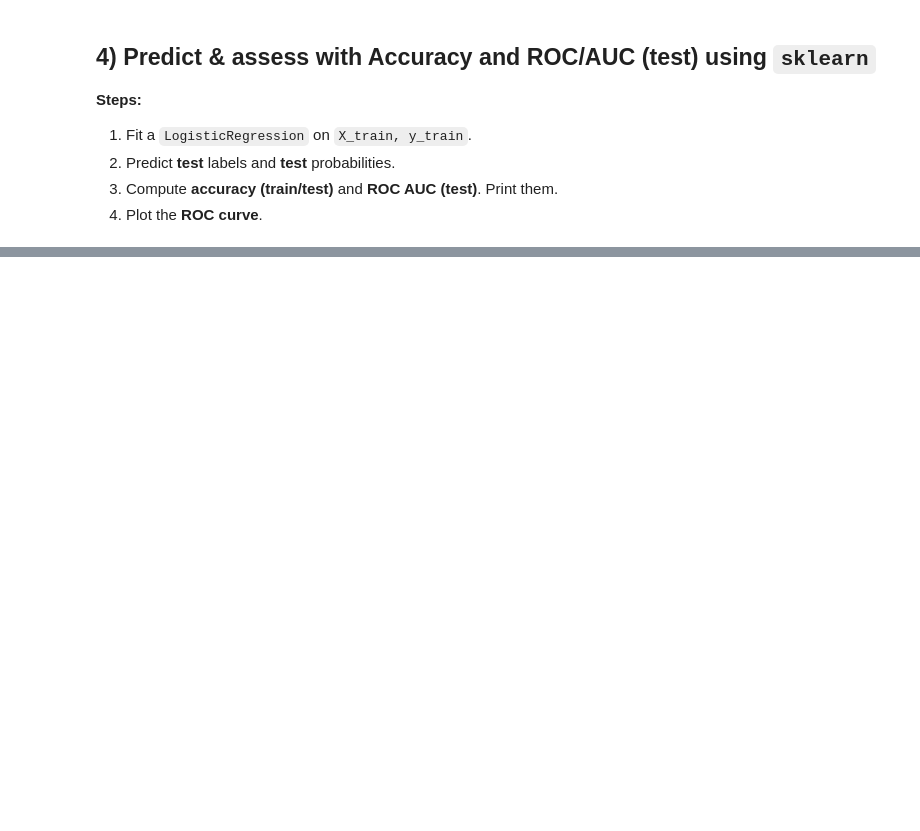
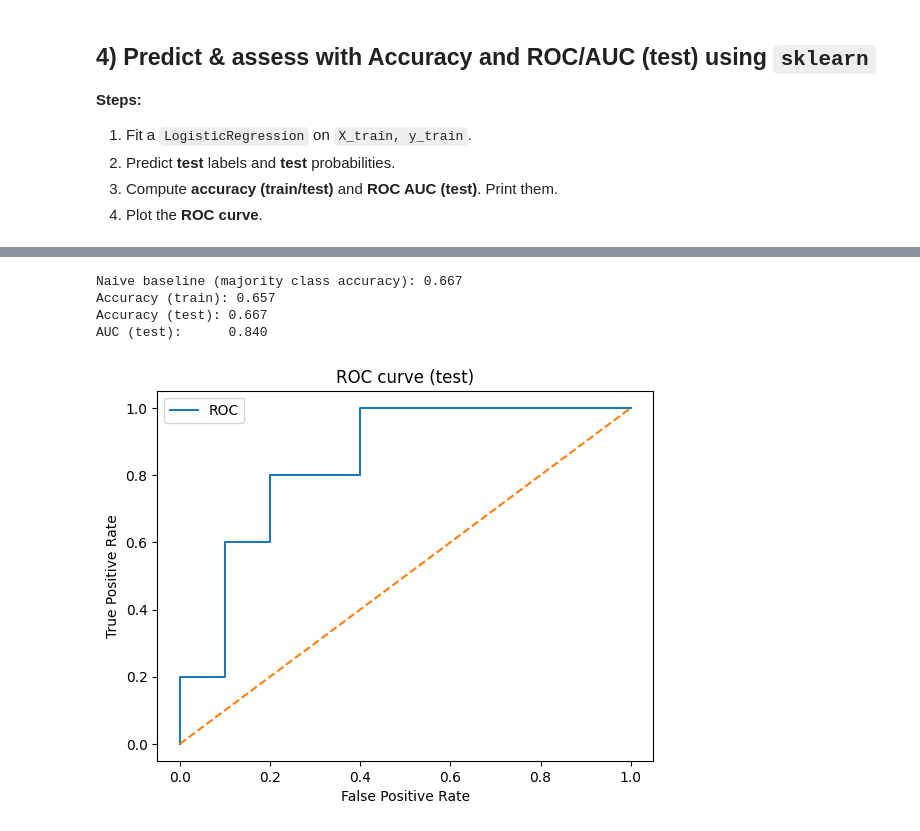
Before and after one commit to nisharonn/US-Economic-Recovery-Post-COVID-19, a Jupyter notebook: MLR1.ipynb, the cells around one changed output, grey strips where cells are left out. Drawn from its saved outputs; the diff is of its cells as text; code cells hidden in the pictures; blank space fills up the shorter version.

Commit message:
[change # of predictors variant]: clarified all predictors and 2 predictors sections

```diff
--- a/MLR1.ipynb
+++ b/MLR1.ipynb
@@ -233,0 +232,4 @@ AUC (test):      0.630
+# %%
+predictors = ['vaccine_rate', 'fullvaccine_rate']
+data = df_jan.dropna(subset=['emp_recovered'] + predictors).copy()
+data.shape
@@ -233,0 +238,11 @@ AUC (test):      0.630
+# %%
+train_df, test_df = train_test_split(data, test_size=0.3, train_size=0.7, stratify=data['emp_recovered'])
+
+# targets
+y_train = train_df['emp_recovered'].astype(int)
+y_test = test_df['emp_recovered'].astype(int)
+
+# standardize predictors
+scaler = StandardScaler().fit(train_df[predictors])
+X_train = pd.DataFrame(scaler.transform(train_df[predictors]), columns=predictors, index=train_df.index)
+X_test  = pd.DataFrame(scaler.transform(test_df[predictors]), columns=predictors, index=test_df.index)
@@ -233,0 +273,32 @@ AUC (test):      0.630
+# %%
+sk_log = LogisticRegression(max_iter=1000).fit(X_train, y_train)
+
+yhat_tr = sk_log.predict(X_train) # (predict using train X)
+yhat_te = sk_log.predict(X_test) # (predict using test X)
+proba_te = sk_log.predict_proba(X_test)[:, 1] # predict status = 1 probabilities
+
+baseline_rate = y_test.value_counts(normalize=True).max() # baseline rate for majority class accuracy
+acc_tr = accuracy_score(y_train, yhat_tr) # (train accuracy)
+acc_te = accuracy_score(y_test, yhat_te) # (test accuracy)
+auc_te = roc_auc_score(y_test, proba_te) # (roc auc test score)
+
+print("Naive baseline (majority class accuracy):", round(baseline_rate, 3))
+print(f"Accuracy (train): {acc_tr:.3f}")
+print(f"Accuracy (test): {acc_te:.3f}")
+print(f"AUC (test):      {auc_te:.3f}")
+
+fpr, tpr, thr = roc_curve(y_test, proba_te)
+plt.figure()
+plt.plot(fpr, tpr, label='ROC')
+plt.plot([0,1],[0,1], linestyle='--')
+plt.xlabel('False Positive Rate')
+plt.ylabel('True Positive Rate')
+plt.title('ROC curve (test)')
+plt.legend()
+plt.show()
+# %% [output]
+Naive baseline (majority class accuracy): 0.667
+Accuracy (train): 0.657
+Accuracy (test): 0.667
+AUC (test):      0.840
+[figure, added]
```
Also changed, not shown: parts of 12 cells of this notebook.
